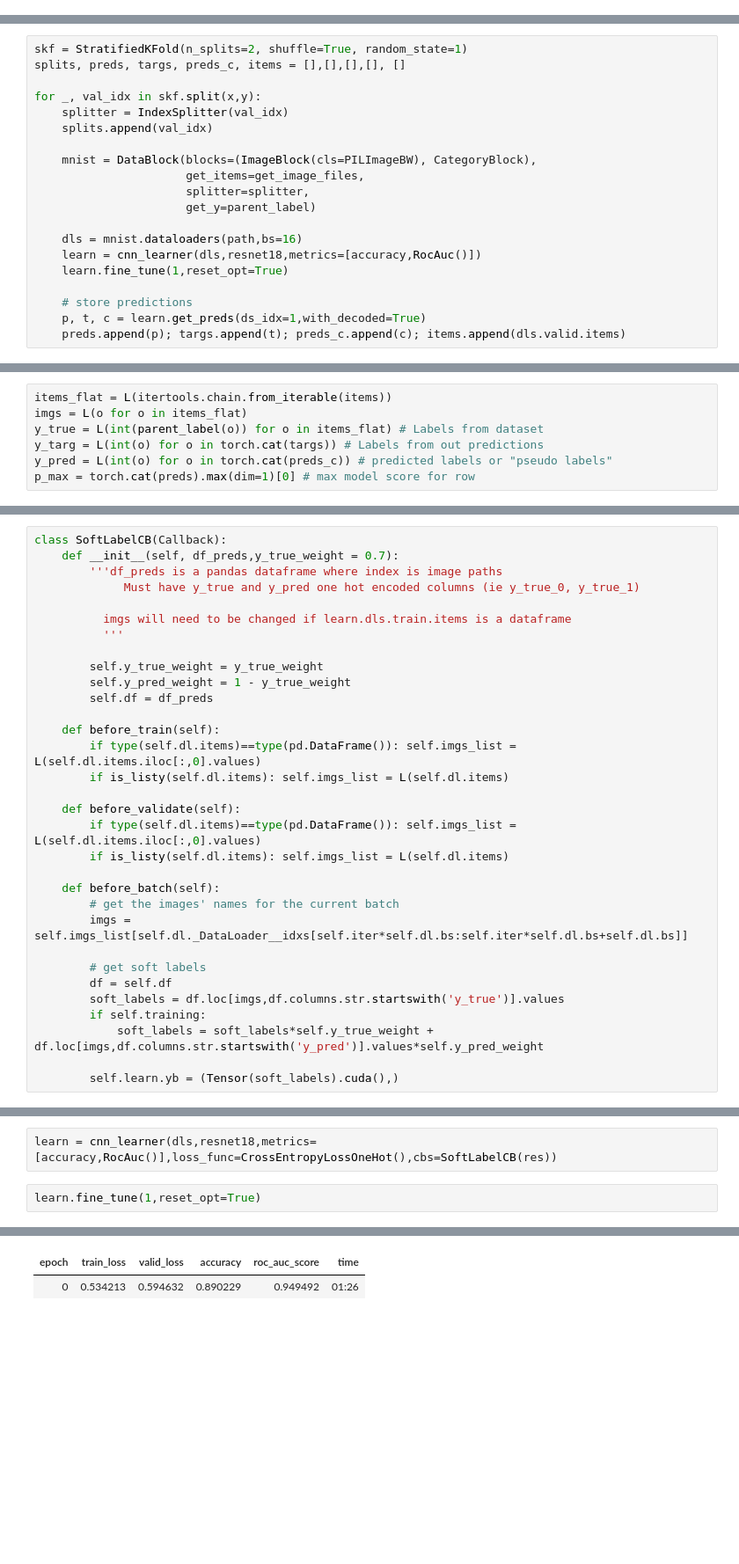
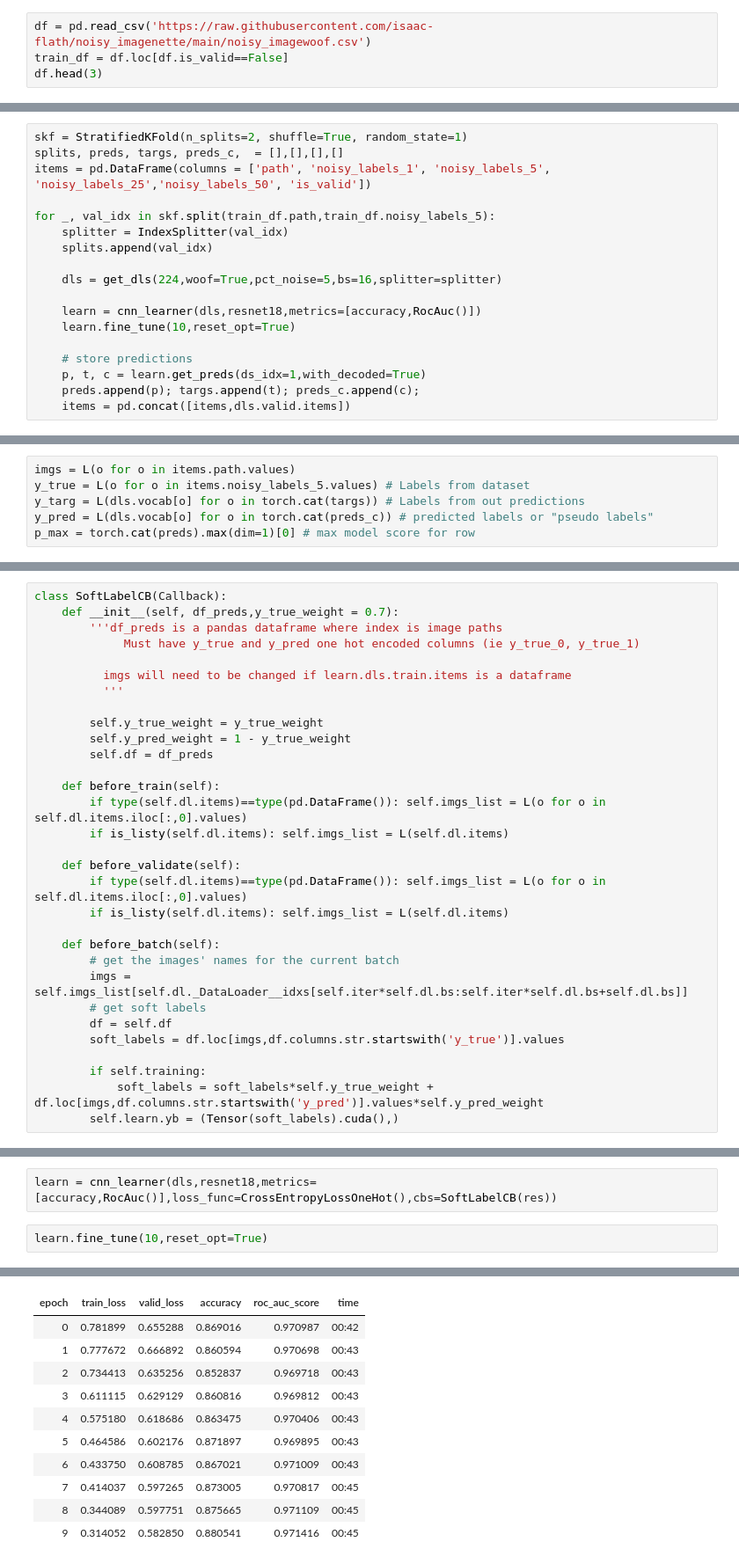
Before and after one commit to 1Paws7/blog, a Jupyter notebook: _notebooks/2021-01-18-SoftLabeling.ipynb, the cells around one changed output, grey strips where cells are left out. Shown at 88% size. Drawn from its saved outputs; the diff is of its cells as text; blank space fills up the shorter version.

```diff
--- a/_notebooks/2021-01-18-SoftLabeling.ipynb
+++ b/_notebooks/2021-01-18-SoftLabeling.ipynb
@@ -65,3 +51,7 @@ The reason I am doing cross folds is to get predicted labels on the training set
 >Note:  I am doing this with a 2 fold, but you may want to use a 5-fold or more folds.
 
 This cross-fold code was mostly supplied by [Zach Mueller](https://twitter.com/TheZachMueller), with minor modifications by me for this dataset and tutorial.  There is also a tutorial he wrote with more details [here](https://github.com/muellerzr/Practical-Deep-Learning-for-Coders-2.0/blob/master/Computer%20Vision/03_Cross_Validation.ipynb)
+# %%
+df = pd.read_csv('https://raw.githubusercontent.com/isaac-flath/noisy_imagenette/main/noisy_imagewoof.csv')
+train_df = df.loc[df.is_valid==False]
+df.head(3)
@@ -68,22 +63,20 @@ This cross-fold code was mostly supplied by [Zach Mueller](https://twitter.com/T
 # %%
 skf = StratifiedKFold(n_splits=2, shuffle=True, random_state=1)
-splits, preds, targs, preds_c, items = [],[],[],[], []
+splits, preds, targs, preds_c,  = [],[],[],[]
+items = pd.DataFrame(columns = ['path', 'noisy_labels_1', 'noisy_labels_5', 'noisy_labels_25','noisy_labels_50', 'is_valid'])
 
-for _, val_idx in skf.split(x,y):
+for _, val_idx in skf.split(train_df.path,train_df.noisy_labels_5):
     splitter = IndexSplitter(val_idx)
     splits.append(val_idx)
 
-    mnist = DataBlock(blocks=(ImageBlock(cls=PILImageBW), CategoryBlock),
-                      get_items=get_image_files,
-                      splitter=splitter,
-                      get_y=parent_label)
+    dls = get_dls(224,woof=True,pct_noise=5,bs=16,splitter=splitter)
 
-    dls = mnist.dataloaders(path,bs=16)
     learn = cnn_learner(dls,resnet18,metrics=[accuracy,RocAuc()])
-    learn.fine_tune(1,reset_opt=True)
+    learn.fine_tune(10,reset_opt=True)
 
     # store predictions
     p, t, c = learn.get_preds(ds_idx=1,with_decoded=True)
-    preds.append(p); targs.append(t); preds_c.append(c); items.append(dls.valid.items)
+    preds.append(p); targs.append(t); preds_c.append(c);
+    items = pd.concat([items,dls.valid.items])
 # %% [output]
 | epoch | train_loss | valid_loss | accuracy | roc_auc_score | time |
@@ -101,11 +112,10 @@ for _, val_idx in skf.split(x,y):
 
 Lets throw it all in a dataframe so we can look at what we have a little easier.  First, let's break out our differnt pieces of information.
 # %%
-items_flat = L(itertools.chain.from_iterable(items))
-imgs = L(o for o in items_flat)
-y_true = L(int(parent_label(o)) for o in items_flat) # Labels from dataset
-y_targ = L(int(o) for o in torch.cat(targs)) # Labels from out predictions
-y_pred = L(int(o) for o in torch.cat(preds_c)) # predicted labels or "pseudo labels"
+imgs = L(o for o in items.path.values)
+y_true = L(o for o in items.noisy_labels_5.values) # Labels from dataset
+y_targ = L(dls.vocab[o] for o in torch.cat(targs)) # Labels from out predictions
+y_pred = L(dls.vocab[o] for o in torch.cat(preds_c)) # predicted labels or "pseudo labels"
 p_max = torch.cat(preds).max(dim=1)[0] # max model score for row
 # %% [markdown]
 We can double check we are matching things upp correctly by checking that the labels line up from the predictions and the original data.  Throwing some simple assert statements in is nice because it takes no time and it will let you know if you screw something up later as you are tinkering with things.
@@ -181,23 +195,22 @@ class SoftLabelCB(Callback):
         self.df = df_preds
 
     def before_train(self):
-        if type(self.dl.items)==type(pd.DataFrame()): self.imgs_list = L(self.dl.items.iloc[:,0].values)
+        if type(self.dl.items)==type(pd.DataFrame()): self.imgs_list = L(o for o in self.dl.items.iloc[:,0].values)
         if is_listy(self.dl.items): self.imgs_list = L(self.dl.items)
 
     def before_validate(self):
-        if type(self.dl.items)==type(pd.DataFrame()): self.imgs_list = L(self.dl.items.iloc[:,0].values)
+        if type(self.dl.items)==type(pd.DataFrame()): self.imgs_list = L(o for o in self.dl.items.iloc[:,0].values)
         if is_listy(self.dl.items): self.imgs_list = L(self.dl.items)
 
     def before_batch(self):
         # get the images' names for the current batch
         imgs = self.imgs_list[self.dl._DataLoader__idxs[self.iter*self.dl.bs:self.iter*self.dl.bs+self.dl.bs]]
-
         # get soft labels
         df = self.df
         soft_labels = df.loc[imgs,df.columns.str.startswith('y_true')].values
+
         if self.training:
             soft_labels = soft_labels*self.y_true_weight + df.loc[imgs,df.columns.str.startswith('y_pred')].values*self.y_pred_weight
-
         self.learn.yb = (Tensor(soft_labels).cuda(),)
 # %% [markdown]
 # Train the Model and Results
@@ -206,6 +223,6 @@ Then we put the callback and our one hot metric and loss function into a learnin
 # %%
 learn = cnn_learner(dls,resnet18,metrics=[accuracy,RocAuc()],loss_func=CrossEntropyLossOneHot(),cbs=SoftLabelCB(res))
 # %%
-learn.fine_tune(1,reset_opt=True)
+learn.fine_tune(10,reset_opt=True)
 # %% [output]
 | epoch | train_loss | valid_loss | accuracy | roc_auc_score | time |
@@ -213,2 +230,11 @@ learn.fine_tune(1,reset_opt=True)
 | epoch | train_loss | valid_loss | accuracy | roc_auc_score | time |
-| 0 | 0.534213 | 0.594632 | 0.890229 | 0.949492 | 01:26 |
+| 0 | 0.781899 | 0.655288 | 0.869016 | 0.970987 | 00:42 |
+| 1 | 0.777672 | 0.666892 | 0.860594 | 0.970698 | 00:43 |
+| 2 | 0.734413 | 0.635256 | 0.852837 | 0.969718 | 00:43 |
+| 3 | 0.611115 | 0.629129 | 0.860816 | 0.969812 | 00:43 |
+| 4 | 0.575180 | 0.618686 | 0.863475 | 0.970406 | 00:43 |
+| 5 | 0.464586 | 0.602176 | 0.871897 | 0.969895 | 00:43 |
+| 6 | 0.433750 | 0.608785 | 0.867021 | 0.971009 | 00:43 |
+| 7 | 0.414037 | 0.597265 | 0.873005 | 0.970817 | 00:45 |
+| 8 | 0.344089 | 0.597751 | 0.875665 | 0.971109 | 00:45 |
+| 9 | 0.314052 | 0.582850 | 0.880541 | 0.971416 | 00:45 |
```
Also changed, not shown: parts of 19 cells of this notebook.
